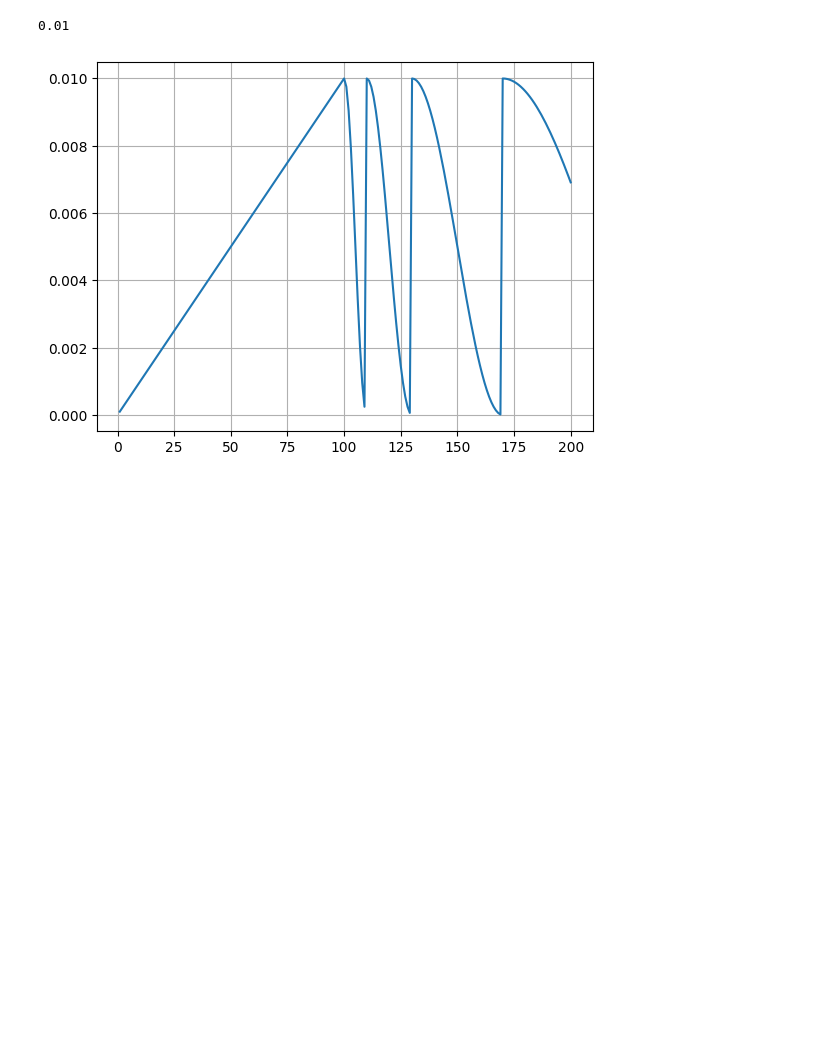
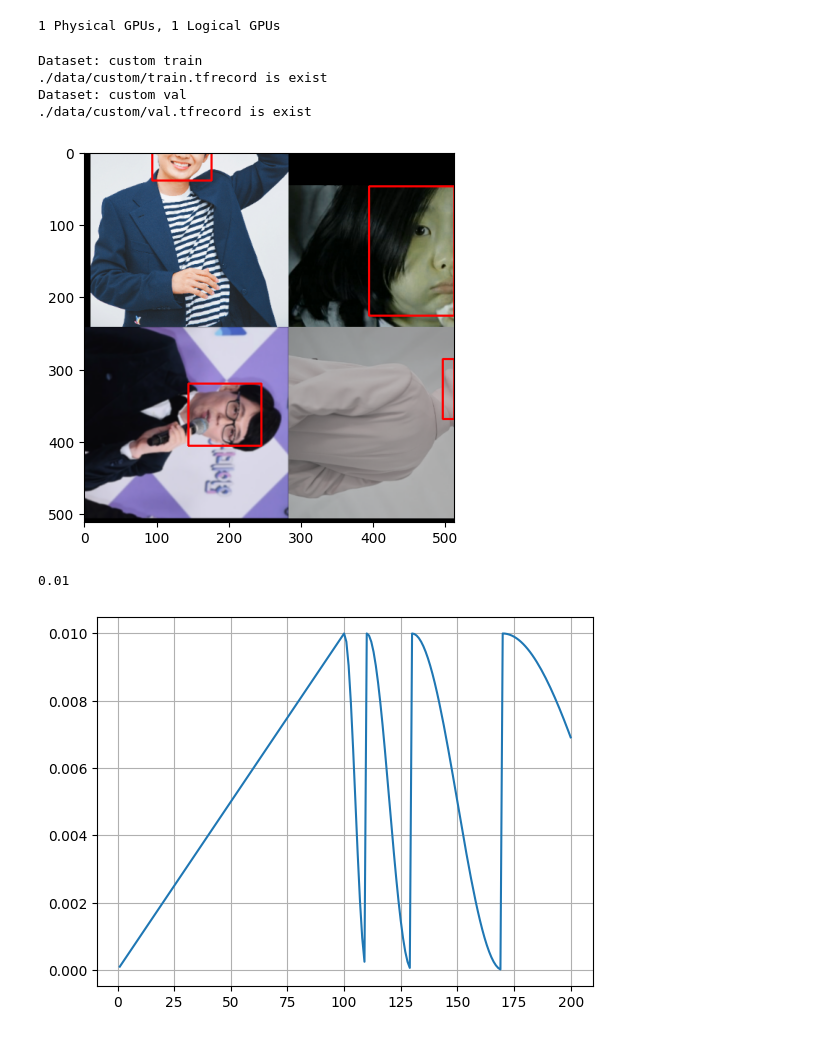
Before and after one commit to kongbuhaja/YOLO_v4, a Jupyter notebook: test.ipynb, the cells around one changed output. Cells and saved outputs as stored; diff of their text form; code cells hidden in the pictures; blank space fills up the shorter version.

```diff
--- a/test.ipynb
+++ b/test.ipynb
@@ -27,17 +27,12 @@ def read_cfg():
         cfg.update(yaml.load(f, Loader=yaml.FullLoader))
 
     # cfg['gpus'] = str(cfg['gpus'])
-    cfg['gpus'] = ''
+    cfg['gpus'] = '0'
 
     cfg['model']['input_size'] = np.array(cfg['model']['input_size'])
     cfg['model']['strides'] = np.array(cfg['model']['strides'])
     cfg['model']['anchors'] = np.array(cfg['data']['anchors'][cfg['model']['anchors']]) * cfg['model']['input_size']
-
-    cfg['model']['dir'] = f"{cfg['model']['dir']}/{cfg['data']['name']}/{cfg['model']['name']}"
-    cfg['model']['train_checkpoint'] = f"{cfg['model']['dir']}/train_loss/{cfg['model']['name']}"
-    cfg['model']['loss_checkpoint'] = f"{cfg['model']['dir']}/val_loss/{cfg['model']['name']}"
-    cfg['model']['map_checkpoint'] = f"{cfg['model']['dir']}/val_mAP/{cfg['model']['name']}"
-    cfg['model']['checkpoint'] = cfg['model'][cfg['model']['checkpoint']]
+    cfg['model']['checkpoint'] = f"{cfg['model']['checkpoint']}/{cfg['data']['name']}/{cfg['model']['name']}/{cfg['model']['name']}"
 
     cfg['eval']['dir'] = f"{cfg['eval']['dir']}/{cfg['data']['name']}/{cfg['model']['name']}"
     cfg['eval']['image_dir'] = f"{cfg['eval']['dir']}/image"
@@ -51,20 +46,30 @@ def read_cfg():
 
     env_set(cfg)
     cfg['gpus'] = len(cfg['gpus'].split(','))
+    cfg['batch_size'] = 4
     cfg['batch_size'] *= cfg['gpus']
+    cfg['aug']['mosaic']=1
     # cfg['batch_size'] *= 4 if cfg['aug']['mosaic'] else 1
 
     return cfg
 
 cfg = read_cfg()
+# %% [output]
+1 Physical GPUs, 1 Logical GPUs
 # %%
 dataloader = DataLoader(cfg)
 train_dataset = dataloader('train', cfg['batch_size'], aug=cfg['aug'])
 val_dataset = dataloader('val')
 
 data = []
-for e in range(4):
+for e in range(1):
     for i, (batch_images, batch_labels) in enumerate(train_dataset):
 
         if i==0:
             data += [[batch_images,batch_labels]]
+            break
+# %% [output]
+Dataset: custom train
+./data/custom/train.tfrecord is exist
+Dataset: custom val
+./data/custom/val.tfrecord is exist
@@ -73,20 +76,22 @@ data
 # %%
 """
 1. crop, resize_padding
 2. mosaic 구현
 3. rotate90, color_method, gaussian filter size 변경
 4. 재현성 확인
 """
-b=4
-idx = 0
+b=0
+idx = 3
 image =(data[b][0][idx].numpy()*255).astype(np.uint8)
 labels = data[b][1]
 labels = labels[labels[..., 0] == idx].numpy().astype(np.int32)
 
 for i, x1, y1, x2, y2, c in labels:
     cv2.rectangle(image, [x1,y1], [x2,y2], [255, 0, 0], 2)
 plt.imshow(image)
 plt.show()
+# %% [output]
+[figure, added]
 # %%
 import tensorflow as tf
 import numpy as np
```
Also changed, not shown: parts of 1 cell of this notebook, 11 other files.
